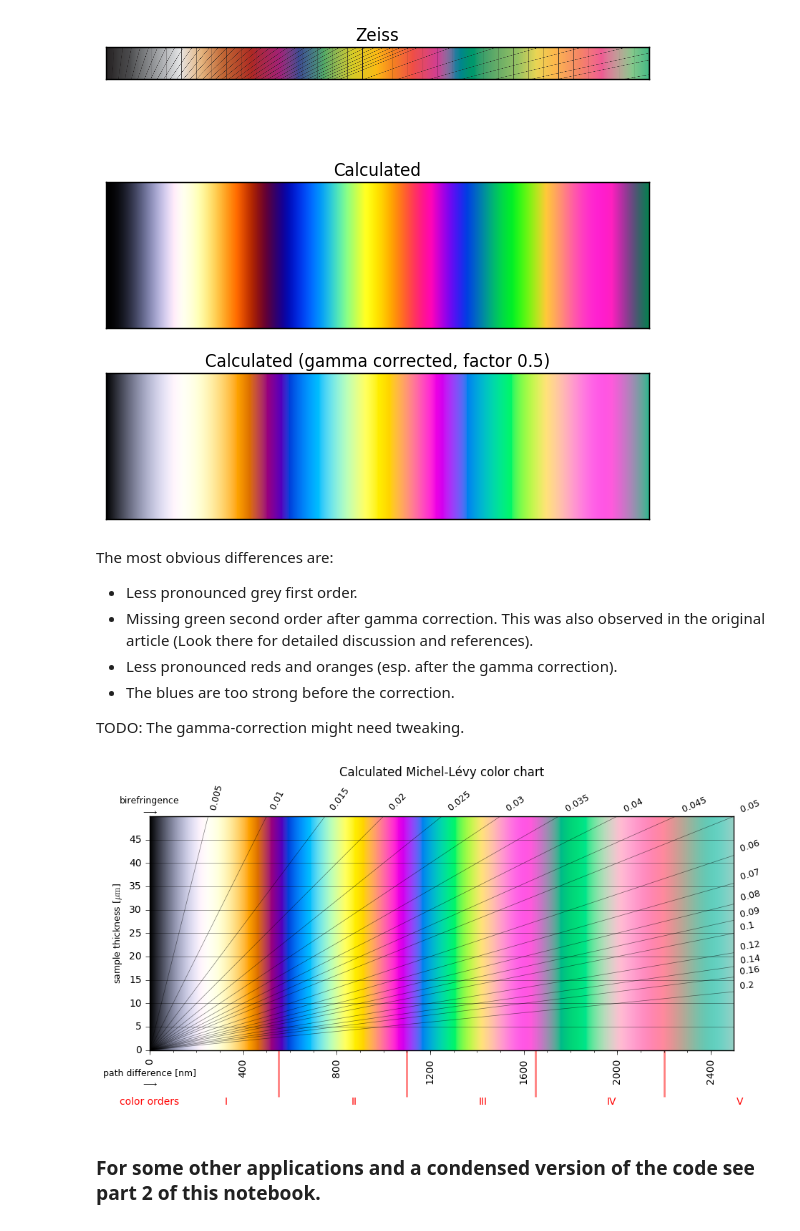
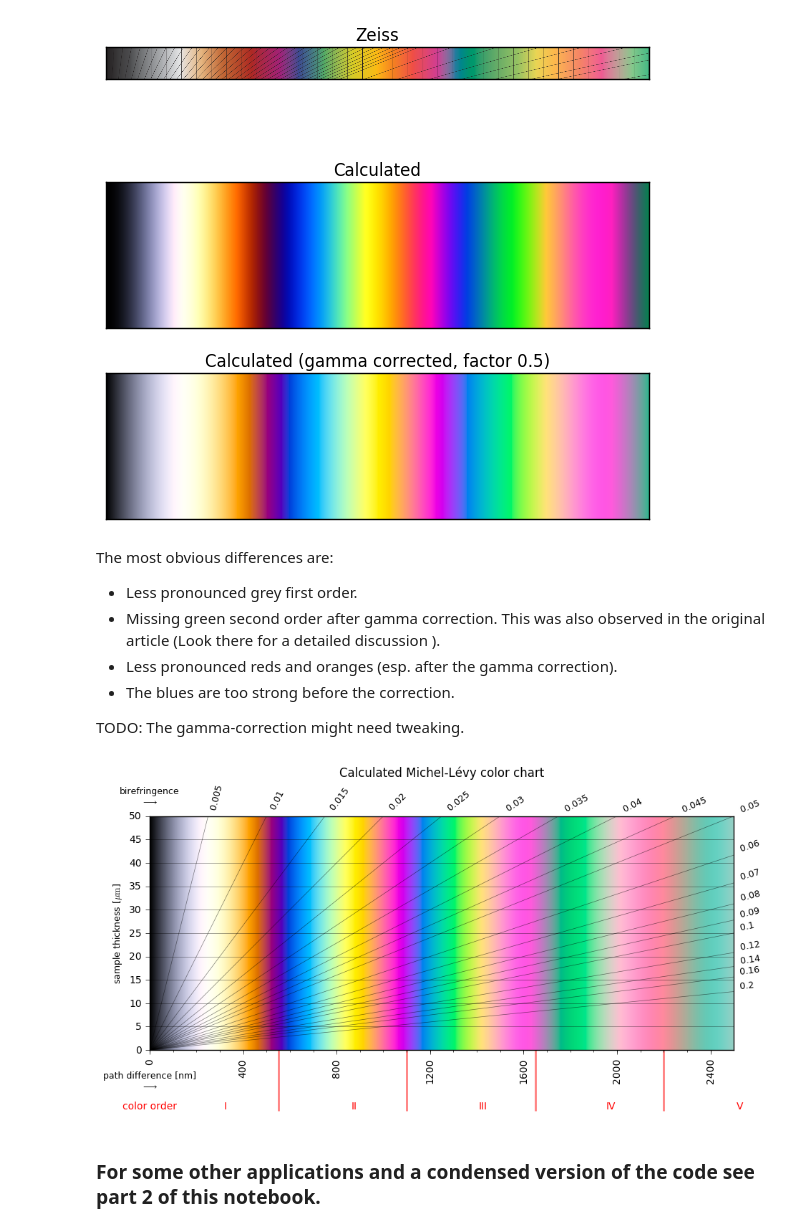
Before and after one commit to markus-bauer/calculated_Michel_Levy_Chart, a Jupyter notebook: Michel_Levy_Chart_part1.ipynb, the cells around one changed output. Cells and saved outputs as stored; diff of their text form; code cells hidden in the pictures.

```diff
--- a/Michel_Levy_Chart_part1.ipynb
+++ b/Michel_Levy_Chart_part1.ipynb
@@ -113,17 +155,17 @@ import matplotlib.pyplot as plt
 min_thickness = 0*1E3
 max_thickness = 50*1E3
 thickn_step = 1
-thicknesses = np.arange(min_thickness, max_thickness, thickn_step)
+thicknesses = np.arange(min_thickness, max_thickness+thickn_step, thickn_step)
 
 min_birefringence = 0.0
 max_birefringence = 0.05
 birefstep = 0.00002
-birefringences = np.arange(min_birefringence, max_birefringence, birefstep)
+birefringences = np.arange(min_birefringence, max_birefringence+birefstep, birefstep)
 
 min_wavelength = 360
 max_wavelength = 830
 wlstep = 1
-wavelengths = np.arange(min_wavelength, max_wavelength, wlstep)
+wavelengths = np.arange(min_wavelength, max_wavelength+wlstep, wlstep)
 # %%
 """ read CIE data and interpolate for given wavelengths  """
 
@@ -144,7 +186,7 @@ filename = "ciexyz31_1.csv"
 csvdata = read_csv(filename)
 
 xdata = csvdata.T[0,:]
-XYZ = (csvdata.T[1:])
+XYZ = csvdata.T[1:]
 
 XYZ_interpol = np.ones([3,len(wavelengths)])
 
@@ -279,7 +321,7 @@ plt.show()
 The most obvious differences are:
 
 - Less pronounced grey first order.
-- Missing green second order after gamma correction. This was also observed in the original article (Look there for detailed discussion and references).
+- Missing green second order after gamma correction. This was also observed in the original article (Look there for a detailed discussion ).
 - Less pronounced reds and oranges (esp. after the gamma correction).
 - The blues are too strong before the correction.
 
@@ -328,47 +370,51 @@ for i,bl in enumerate(biref_label):
         ax.text(xlims[1], ytext, "  "+str(bl), ha="left", va="bottom", rotation=textrot, **textprops)
 
 #--- adding lines and text for color orders
 orders = np.arange(550, xlims[1]+550, 550)
 orders_letters = ["I", "II", "III", "IV", "V", "VI", "VII"]
 
 for order, letter in zip(orders, orders_letters):
     if order <= xlims[1]:
-        ax.vlines(order, ylims[0], ylims[0]-10, clip_on=False, alpha=0.5, zorder=0, color="red", lw=2)
-    ax.text(order-225, -10, letter, color="red", ha="center", va="top")
+        ax.vlines(order, ylims[0], ylims[0]-13, clip_on=False, alpha=0.5, zorder=0, color="red", lw=2)
+    ax.text(order-225, -13, letter, color="red", ha="center", va="bottom")
 
+#--- finalize plot (ticks, grid-lines)
 
-#--- finalize plot (limits, ticks, grid-lines)
-ax.set_xlim(*xlims)
-ax.set_ylim(*ylims)
-
-yticks =  np.arange(ylims[0], ylims[1], 5)
-xticks =  np.arange(xlims[0], xlims[1], 400)
+yticks =  np.arange(ylims[0], ylims[1]+5, 5)
+xticks =  np.arange(xlims[0], xlims[1]+400, 400)
 ax.set_xticklabels(["{:.0f}".format(_) for _ in xticks], rotation=90)
 
 for y in yticks:
     ax.axhline(y, zorder=100, color="black",lw=0.5, alpha=0.5)
 
 ax.set_yticks(yticks)
 ax.set_xticks(xticks)
 xminorticks =  np.arange(xlims[0], xlims[1], 100)
 ax.set_xticks(xminorticks, minor=True)
 
 ax.tick_params(axis="both", which="both",direction="out", top="off", right="off")
 
 #--- finalize plot (labels, title)
-ax.text(xlims[0], ylims[1], "birefringence\n"+r"$\longrightarrow$", ha="center", va="bottom", **textprops)
-ax.text(xlims[0], ylims[0]-4, r"path difference [nm]"+"\n"r"$\longrightarrow$", ha="center", va="top", **textprops)
-ax.text(xlims[0], ylims[0]-10, r"color orders", ha="center", va="top", color="red")
+ax.text(xlims[0], ylims[1]+2, "birefringence\n"+r"$\longrightarrow$", ha="center", va="bottom", **textprops)
+ax.text(xlims[0], ylims[0]-4.5, r"path difference [nm]"+"\n"r"$\longrightarrow$", ha="center", va="top", **textprops)
+ax.text(xlims[0], ylims[0]-13, r"color order", ha="center", va="bottom", color="red")
 ax.set_ylabel(r"sample thickness [$\mathrm{\mu m}$]", **textprops)
+
 plt.title("Calculated Michel-Lévy color chart", y=1.15)
+# NOTE: If you're using python 2, you need to declare this as unicode (because of the accent):
+#plt.title(u"Calculated Michel-Lévy color chart", y=1.15)
+
+#--- finalize plot (axis-limits)
+ax.set_xlim(*xlims)
+ax.set_ylim(*ylims)
 
 #--- show and/or save
-#plt.savefig("./calculated_chart.pdf")  # <--- uncomment to save
-#plt.savefig("./calculated_chart.png")  # <--- uncomment to save
+plt.savefig("./images/calculated_chart.pdf")  # <--- uncomment to save
+plt.savefig("./images/calculated_chart.png")  # <--- uncomment to save
 plt.tight_layout()
 plt.show()
 # %% [output]
-[figure, old version]
+[figure, new version]
 # %% [markdown]
 ### For some other applications and a condensed version of the code see part 2 of this notebook.
 # %% [markdown]
```
Also changed, not shown: parts of 11 cells of this notebook, 19 other files.
